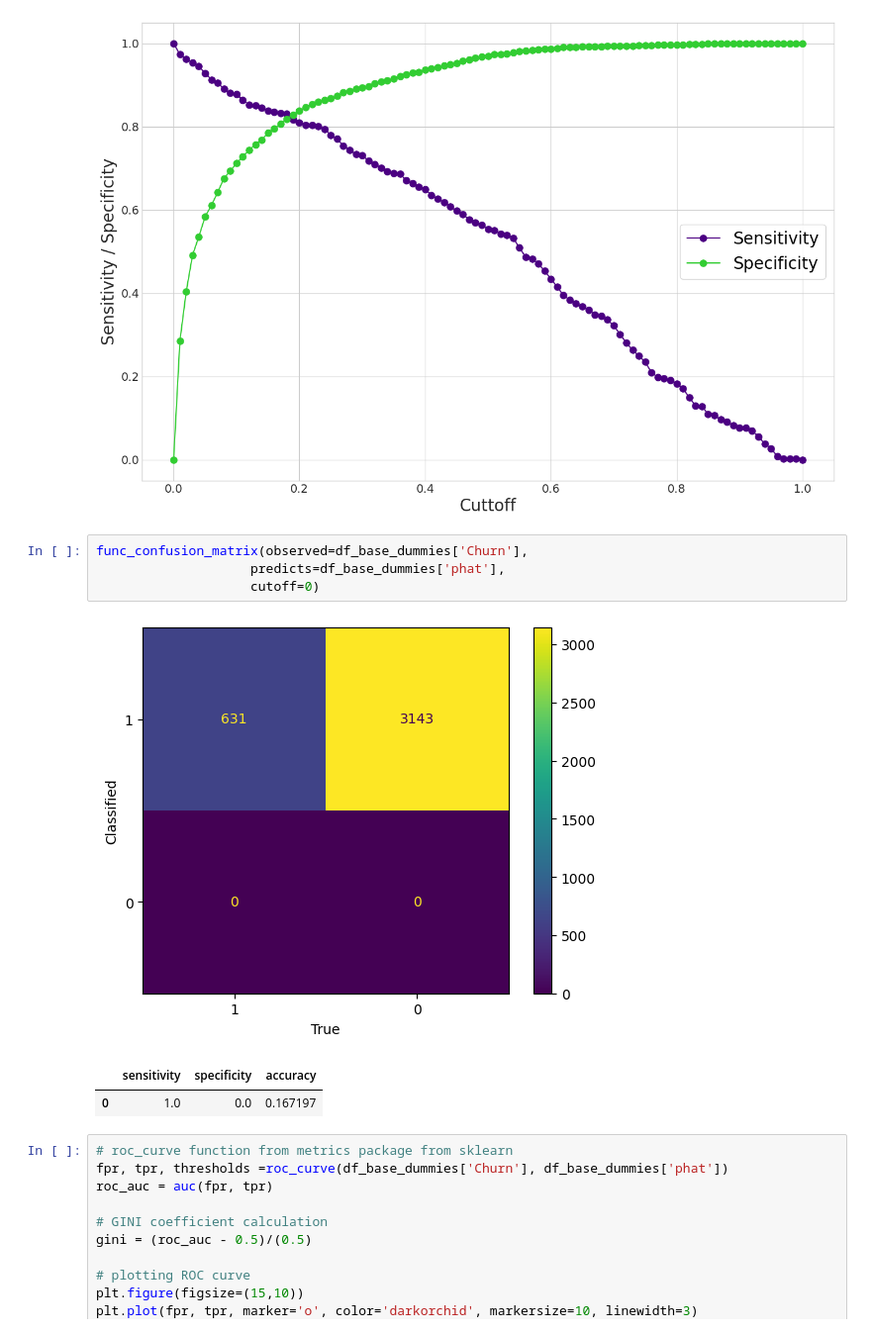
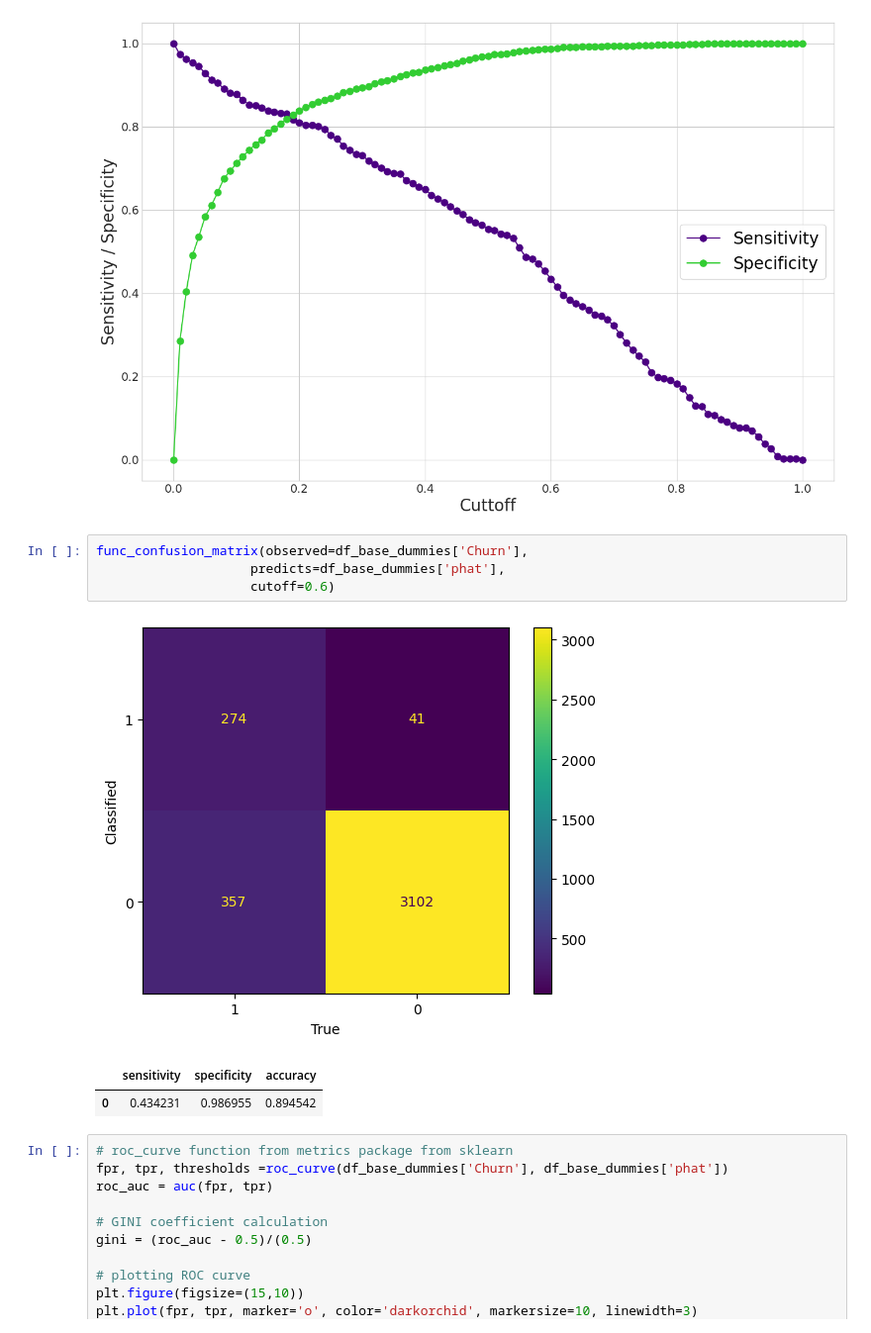
Before and after one commit to ThiMasaharu/ml_probability_churn, a Jupyter notebook: Script.ipynb, the cells around one changed output. Shown at 99% size. Cells and saved outputs as stored; diff of their text form.

Commit message:
correcting cutoff

```diff
--- a/Script.ipynb
+++ b/Script.ipynb
@@ -359,11 +359,11 @@ plt.legend(['Sensitivity', 'Specificity'], fontsize=20)
 # %%
 func_confusion_matrix(observed=df_base_dummies['Churn'],
                     predicts=df_base_dummies['phat'],
-                    cutoff=0)
+                    cutoff=0.6)
 # %% [output]
-[figure, old version]
+[figure, new version]
 |  | sensitivity | specificity | accuracy |
-| 0 | 1.0 | 0.0 | 0.167197 |
+| 0 | 0.434231 | 0.986955 | 0.894542 |
 # %%
 # roc_curve function from metrics package from sklearn
 fpr, tpr, thresholds =roc_curve(df_base_dummies['Churn'], df_base_dummies['phat'])
```
Also changed, not shown: parts of 4 cells of this notebook.
